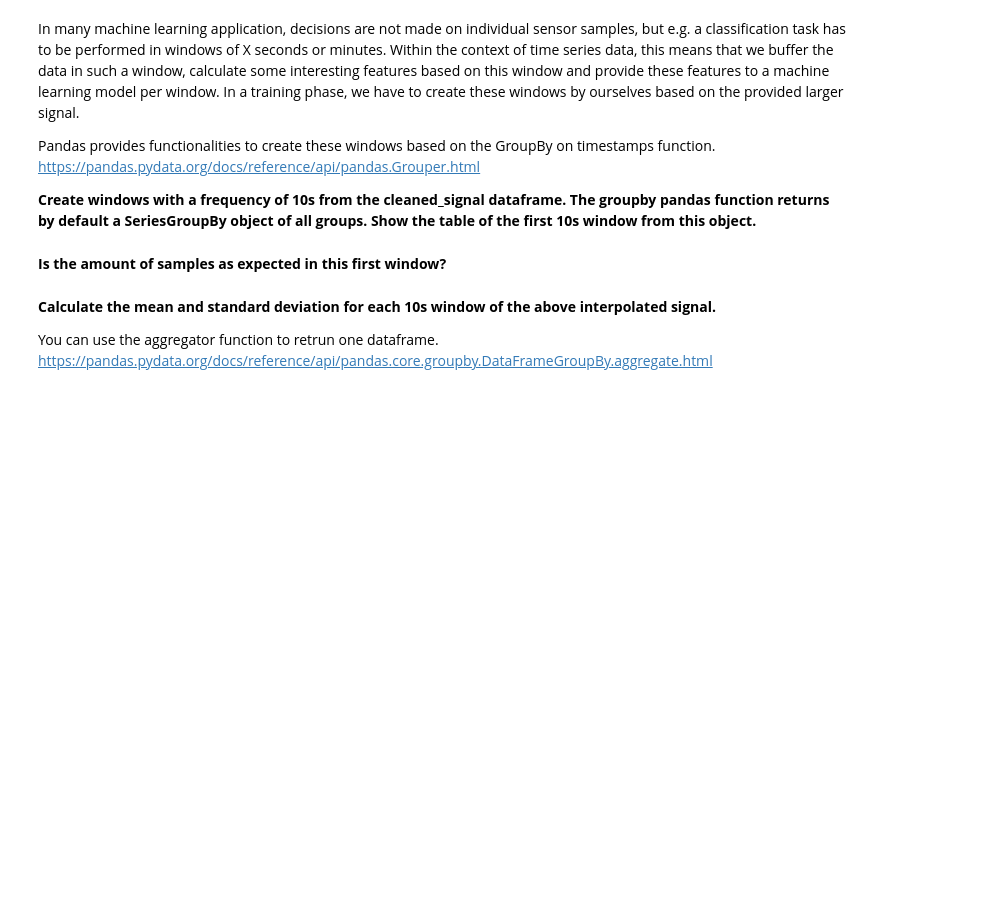
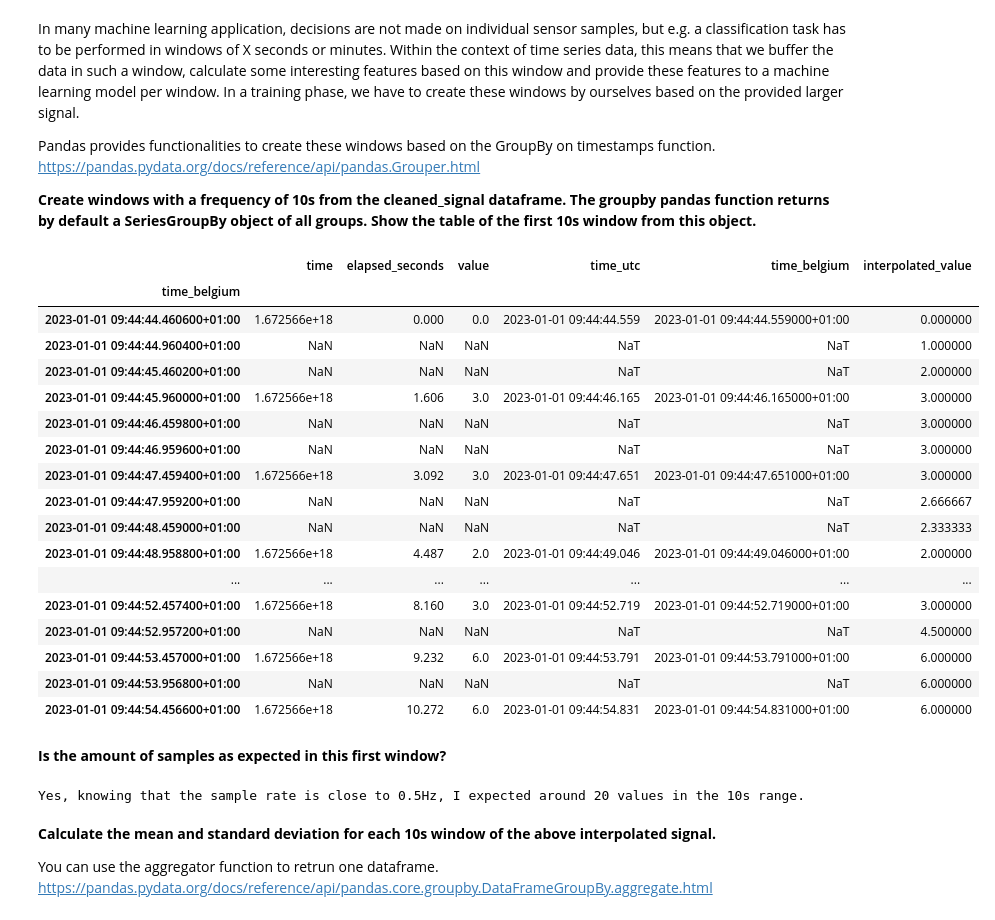
Before and after one commit to cesarz10/Data-Analytics-Healthcare, a Jupyter notebook: Lab_3_mobile/Lab_3_Mobile.ipynb, the cells around one changed output. Saved outputs shown, nothing was run; the diff lists cells and outputs as text; code cells hidden in the pictures; blank space fills up the shorter version.

```diff
--- a/Lab_3_mobile/Lab_3_Mobile.ipynb
+++ b/Lab_3_mobile/Lab_3_Mobile.ipynb
@@ -411,9 +394,28 @@ https://pandas.pydata.org/docs/reference/api/pandas.Grouper.html <br>
 **Create windows with a frequency of 10s from the cleaned_signal dataframe. The groupby pandas function returns by default a SeriesGroupBy object of all groups. Show the table of the first 10s window from this object.**
 # %%
 # make a group object using SeriesGroupBy that has windows with a frequency of 10s
-groups = # YOUR CODE HERE
+groups = resampled.groupby(pd.Grouper(origin='start', freq='10S'))
 
 #show first 10s window
 list(groups)[0][1]
+# %% [output]
+|  | time | elapsed_seconds | value | time_utc | time_belgium | interpolated_value |
+| time_belgium |  |  |  |  |  |  |
+| 2023-01-01 09:44:44.460600+01:00 | 1.672566e+18 | 0.000 | 0.0 | 2023-01-01 09:44:44.559 | 2023-01-01 09:44:44.559000+01:00 | 0.000000 |
+| 2023-01-01 09:44:44.960400+01:00 | NaN | NaN | NaN | NaT | NaT | 1.000000 |
+| 2023-01-01 09:44:45.460200+01:00 | NaN | NaN | NaN | NaT | NaT | 2.000000 |
+| 2023-01-01 09:44:45.960000+01:00 | 1.672566e+18 | 1.606 | 3.0 | 2023-01-01 09:44:46.165 | 2023-01-01 09:44:46.165000+01:00 | 3.000000 |
+| 2023-01-01 09:44:46.459800+01:00 | NaN | NaN | NaN | NaT | NaT | 3.000000 |
+| 2023-01-01 09:44:46.959600+01:00 | NaN | NaN | NaN | NaT | NaT | 3.000000 |
+| 2023-01-01 09:44:47.459400+01:00 | 1.672566e+18 | 3.092 | 3.0 | 2023-01-01 09:44:47.651 | 2023-01-01 09:44:47.651000+01:00 | 3.000000 |
+| 2023-01-01 09:44:47.959200+01:00 | NaN | NaN | NaN | NaT | NaT | 2.666667 |
+| 2023-01-01 09:44:48.459000+01:00 | NaN | NaN | NaN | NaT | NaT | 2.333333 |
+| 2023-01-01 09:44:48.958800+01:00 | 1.672566e+18 | 4.487 | 2.0 | 2023-01-01 09:44:49.046 | 2023-01-01 09:44:49.046000+01:00 | 2.000000 |
+| ... | ... | ... | ... | ... | ... | ... |
+| 2023-01-01 09:44:52.457400+01:00 | 1.672566e+18 | 8.160 | 3.0 | 2023-01-01 09:44:52.719 | 2023-01-01 09:44:52.719000+01:00 | 3.000000 |
+| 2023-01-01 09:44:52.957200+01:00 | NaN | NaN | NaN | NaT | NaT | 4.500000 |
+| 2023-01-01 09:44:53.457000+01:00 | 1.672566e+18 | 9.232 | 6.0 | 2023-01-01 09:44:53.791 | 2023-01-01 09:44:53.791000+01:00 | 6.000000 |
+| 2023-01-01 09:44:53.956800+01:00 | NaN | NaN | NaN | NaT | NaT | 6.000000 |
+| 2023-01-01 09:44:54.456600+01:00 | 1.672566e+18 | 10.272 | 6.0 | 2023-01-01 09:44:54.831 | 2023-01-01 09:44:54.831000+01:00 | 6.000000 |
 # %% [markdown]
 **Is the amount of samples as expected in this first window?**
@@ -425,3 +422,10 @@ print(answer5)
+# %%
+answer5="""
+Yes, knowing that the sample rate is close to 0.5Hz, I expected around 20 values in the 10s range.
+"""
+print(answer5)
+# %% [output]
+Yes, knowing that the sample rate is close to 0.5Hz, I expected around 20 values in the 10s range.
 # %% [markdown]
 **Calculate the mean and standard deviation for each 10s window of the above interpolated signal.**
 
```
Also changed, not shown: parts of 24 cells of this notebook.
